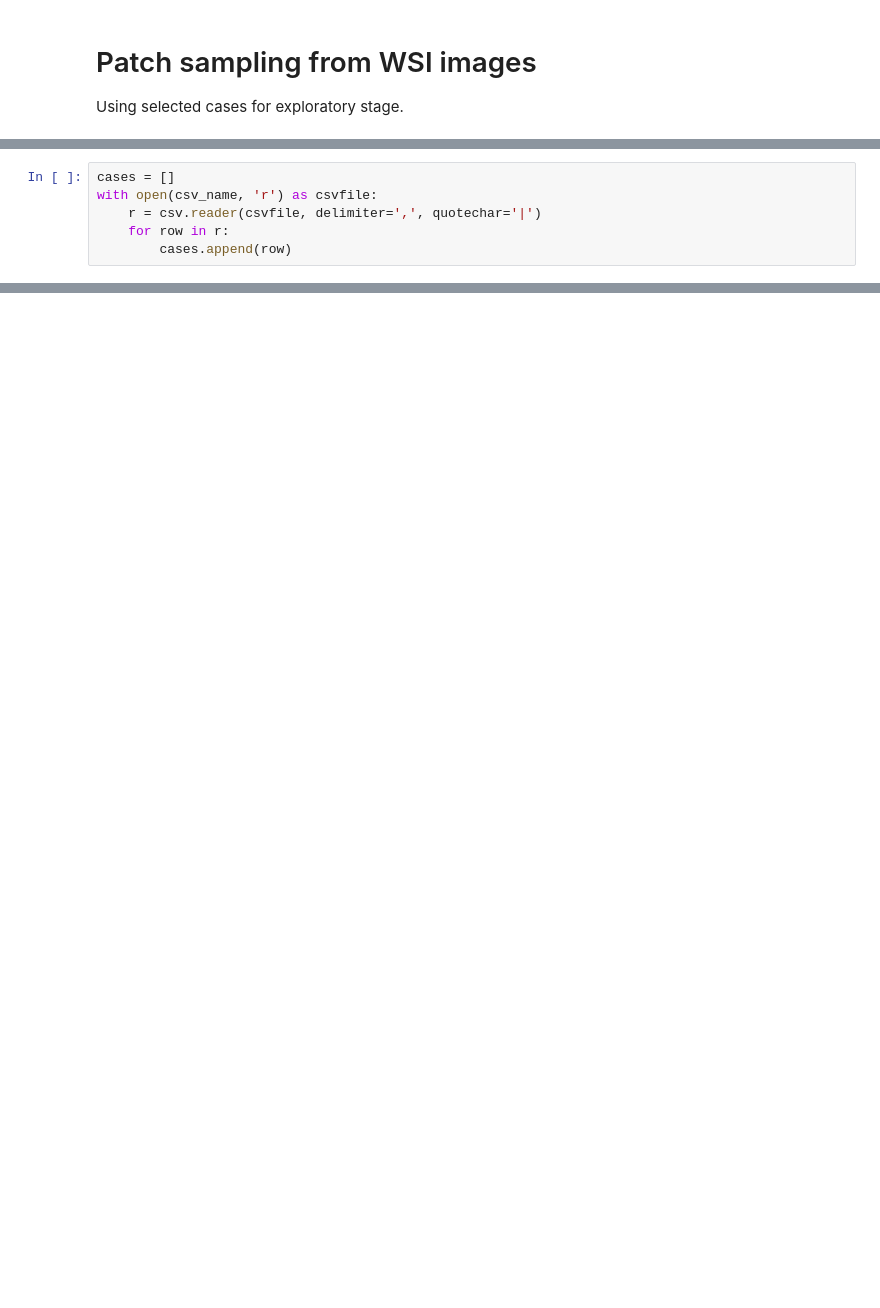
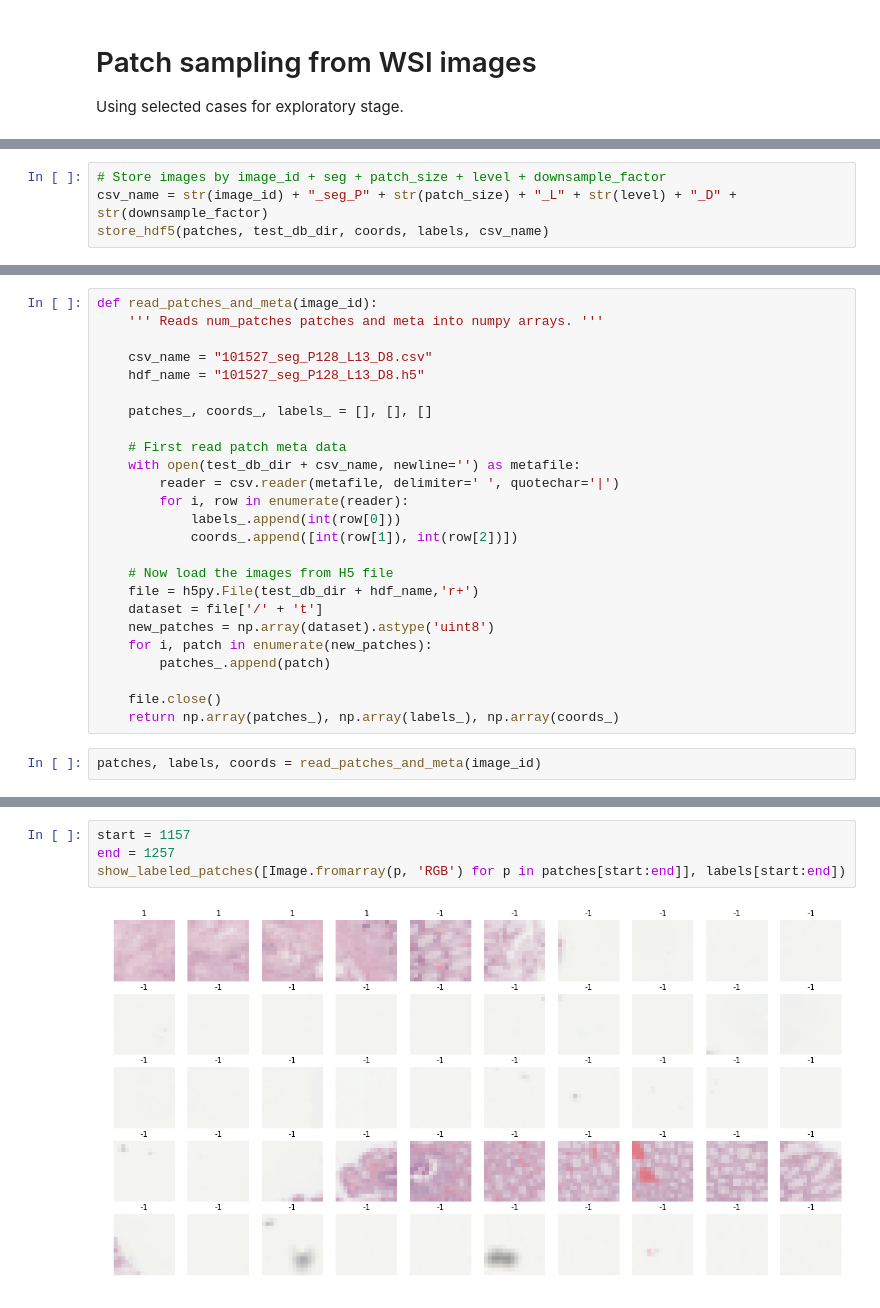
Before and after one commit to ysbecca/bcsp-expert, a Jupyter notebook: Patch sampling from images.ipynb, the cells around one changed output, grey strips where cells are left out. Cells and saved outputs as stored; diff of their text form; blank space fills up the shorter version.

Commit message:
patch sampling script

```diff
--- a/Patch sampling from images.ipynb
+++ b/Patch sampling from images.ipynb
@@ -12,6 +4,0 @@ csv_name = "exp_one_select.csv"
-# %%
-cases = []
-with open(csv_name, 'r') as csvfile:
-    r = csv.reader(csvfile, delimiter=',', quotechar='|')
-    for row in r:
-        cases.append(row)
@@ -27,0 +202,4 @@ OSError: libopenslide.so.0: cannot open shared object file: No such file or dire
+# %%
+# Store images by image_id + seg + patch_size + level + downsample_factor
+csv_name = str(image_id) + "_seg_P" + str(patch_size) + "_L" + str(level) + "_D" + str(downsample_factor)
+store_hdf5(patches, test_db_dir, coords, labels, csv_name)
@@ -27,0 +223,27 @@ OSError: libopenslide.so.0: cannot open shared object file: No such file or dire
+# %%
+def read_patches_and_meta(image_id):
+    ''' Reads num_patches patches and meta into numpy arrays. '''
+
+    csv_name = "101527_seg_P128_L13_D8.csv"
+    hdf_name = "101527_seg_P128_L13_D8.h5"
+
+    patches_, coords_, labels_ = [], [], []
+
+    # First read patch meta data
+    with open(test_db_dir + csv_name, newline='') as metafile:
+        reader = csv.reader(metafile, delimiter=' ', quotechar='|')
+        for i, row in enumerate(reader):
+            labels_.append(int(row[0]))
+            coords_.append([int(row[1]), int(row[2])])
+
+    # Now load the images from H5 file
+    file = h5py.File(test_db_dir + hdf_name,'r+')
+    dataset = file['/' + 't']
+    new_patches = np.array(dataset).astype('uint8')
+    for i, patch in enumerate(new_patches):
+        patches_.append(patch)
+
+    file.close()
+    return np.array(patches_), np.array(labels_), np.array(coords_)
+# %%
+patches, labels, coords = read_patches_and_meta(image_id)
@@ -27,0 +258,6 @@ OSError: libopenslide.so.0: cannot open shared object file: No such file or dire
+# %%
+start = 1157
+end = 1257
+show_labeled_patches([Image.fromarray(p, 'RGB') for p in patches[start:end]], labels[start:end])
+# %% [output]
+[figure, added]
```
Also changed, not shown: parts of 23 cells of this notebook, 19 other files.
